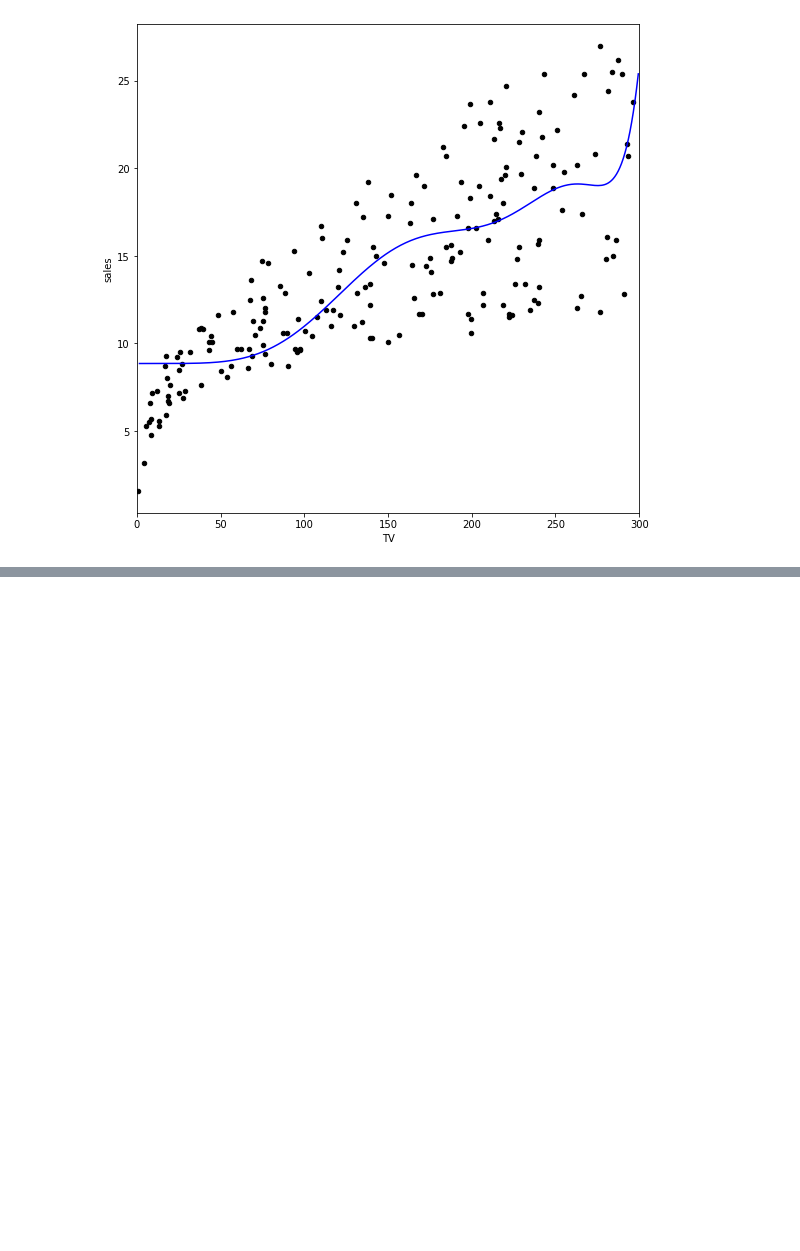
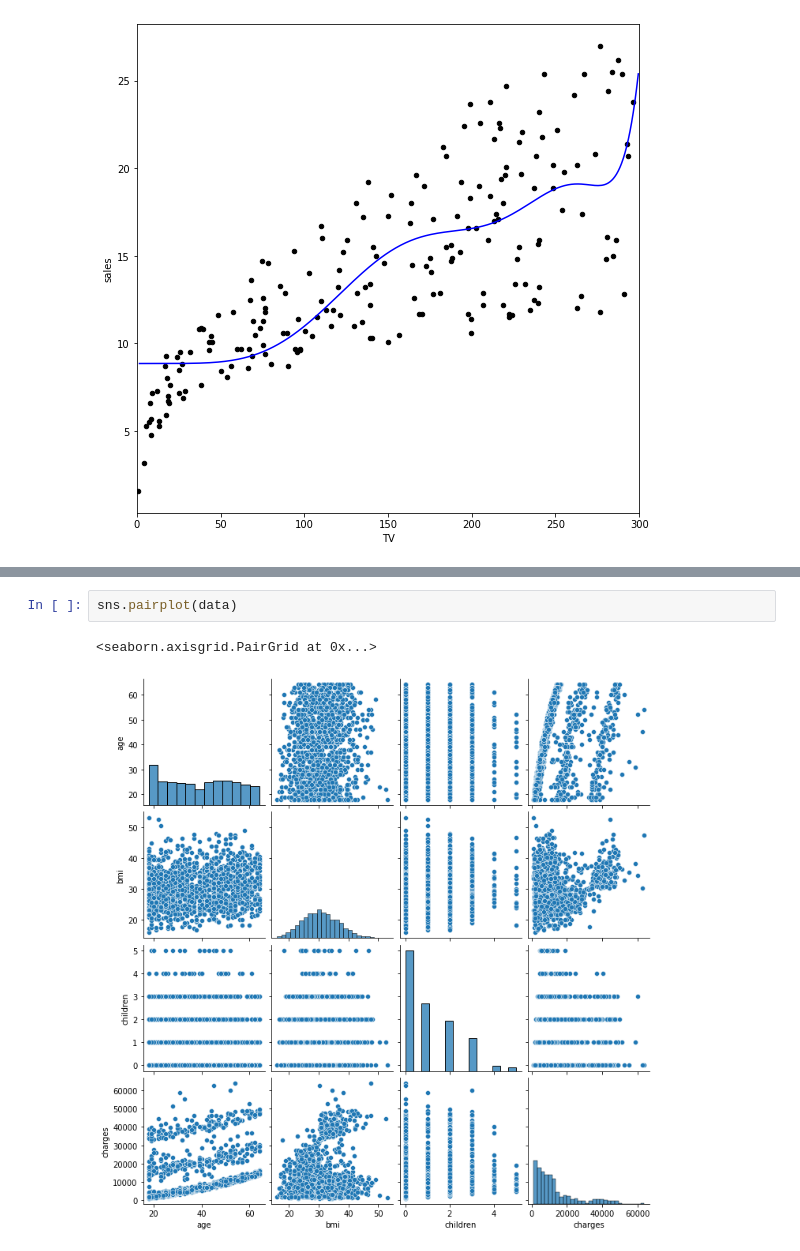
Before and after one commit to Steel3264/AI, a Jupyter notebook: AI_W7_17_03_23.ipynb, the cells around one changed output, grey strips where cells are left out. Drawn from its saved outputs; the diff is of its cells as text; blank space fills up the shorter version.

```diff
--- a/AI_W7_17_03_23.ipynb
+++ b/AI_W7_17_03_23.ipynb
@@ -362,0 +397,5 @@ plt.plot(range, y_pred, color = 'blue')
+# %%
+sns.pairplot(data)
+# %% [output]
+<seaborn.axisgrid.PairGrid at 0x...>
+[figure, added]
```
Also changed, not shown: parts of 9 cells of this notebook.
